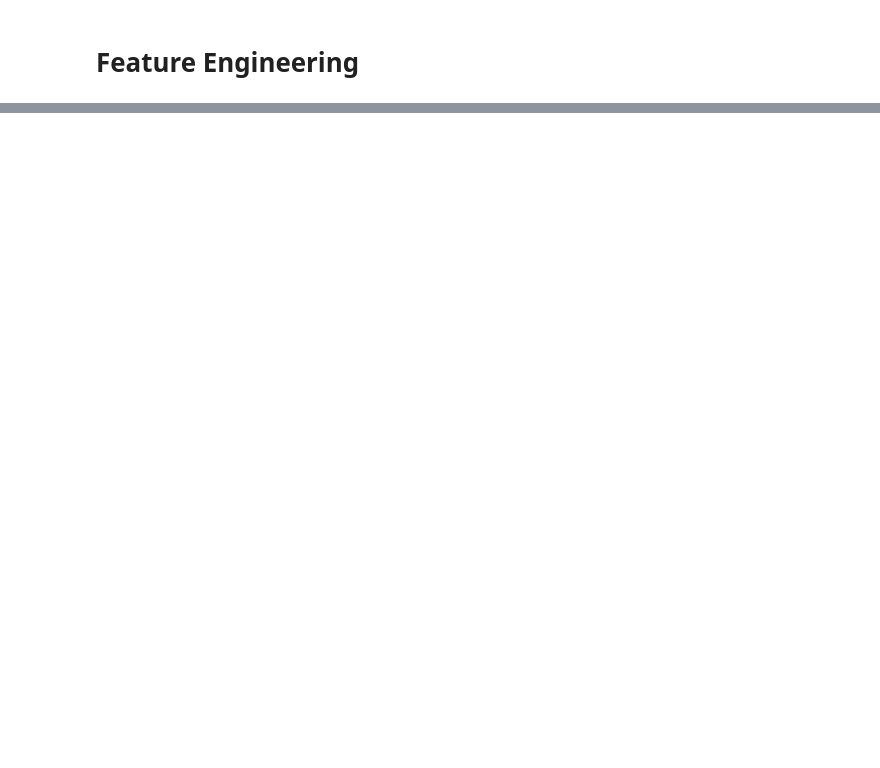
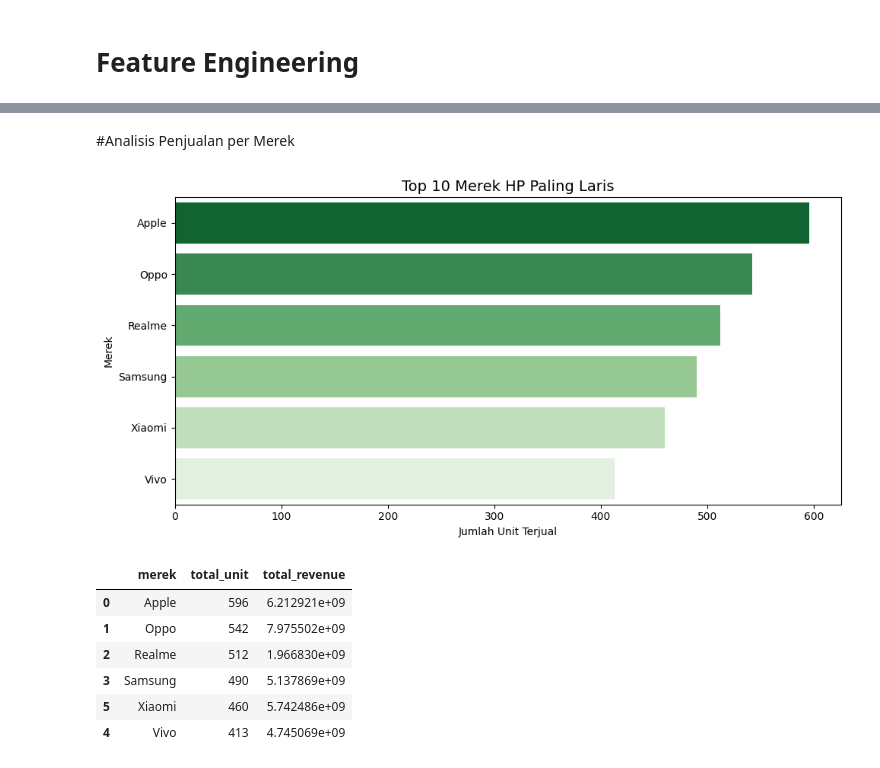
Before and after one commit to MRifdaM/SurabayaDev_Asa-Baswara_Data, a Jupyter notebook: Analisis_Penjualan_HP.ipynb, the cells around one changed output, grey strips where cells are left out. Cells and saved outputs as stored; diff of their text form; code cells hidden in the pictures; blank space fills up the shorter version.

```diff
--- a/Analisis_Penjualan_HP.ipynb
+++ b/Analisis_Penjualan_HP.ipynb
@@ -544,0 +701,35 @@ Mengunduh: /content/drive/MyDrive/SurabayaDev/ship_monthly.csv
+# %% [markdown]
+#Analisis Penjualan per Merek
+# %%
+merek_sales = (
+    df_eda.groupby('merek', as_index=False)
+    .agg(total_unit=('jumlah', 'sum'),
+         total_revenue=('total_harga', 'sum'))
+    .sort_values(by='total_unit', ascending=False)
+)
+
+# Visualisasi Top 10 Merek
+plt.figure(figsize=(10,5))
+sns.barplot(
+    data=merek_sales.head(10),
+    x='total_unit',
+    y='merek',
+    hue='merek',
+    palette='Greens_r'
+)
+plt.title("Top 10 Merek HP Paling Laris", fontsize=14)
+plt.xlabel("Jumlah Unit Terjual")
+plt.ylabel("Merek")
+plt.tight_layout()
+plt.show()
+
+merek_sales.head(10)
+# %% [output]
+[figure, added]
+|  | merek | total_unit | total_revenue |
+| 0 | Apple | 596 | 6.212921e+09 |
+| 1 | Oppo | 542 | 7.975502e+09 |
+| 2 | Realme | 512 | 1.966830e+09 |
+| 3 | Samsung | 490 | 5.137869e+09 |
+| 5 | Xiaomi | 460 | 5.742486e+09 |
+| 4 | Vivo | 413 | 4.745069e+09 |
```
Also changed, not shown: parts of 40 cells of this notebook.
